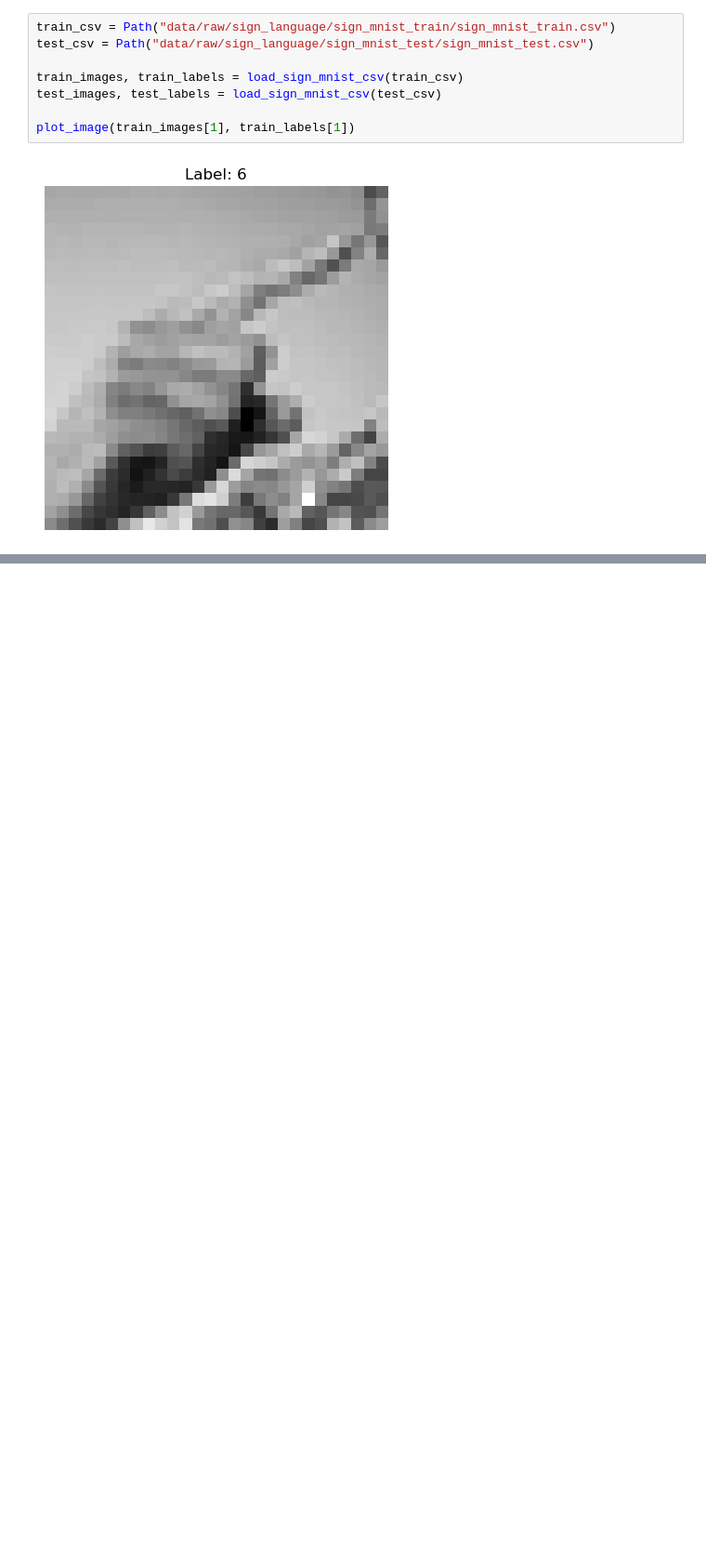
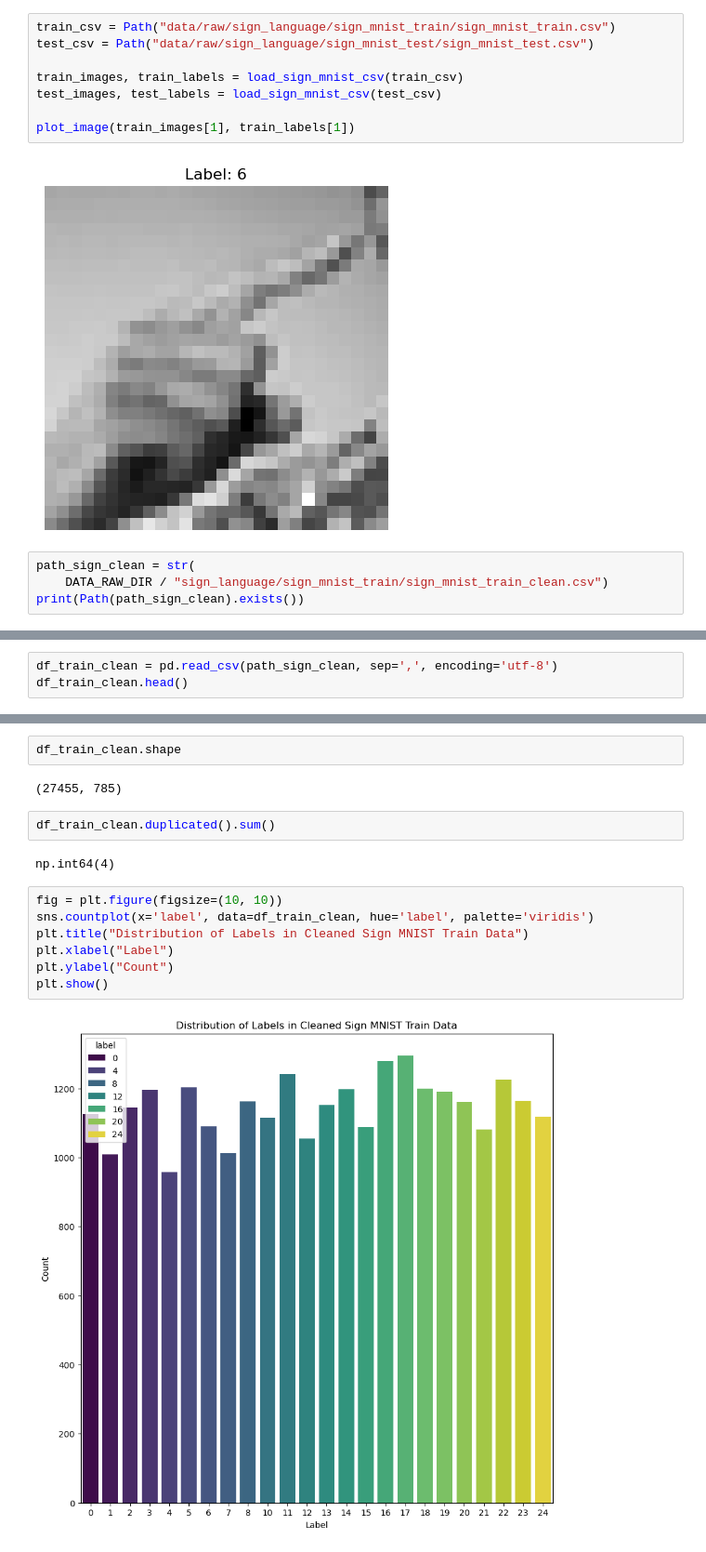
Before and after one commit to jasonssdev/platzi-neural-networks-tf, a Jupyter notebook: notebooks/01_jss_download_data.ipynb, the cells around one changed output, grey strips where cells are left out. Shown at 93% size. Cells and saved outputs as stored; diff of their text form; blank space fills up the shorter version.

Commit message:
download data

```diff
--- a/notebooks/01_jss_download_data.ipynb
+++ b/notebooks/01_jss_download_data.ipynb
@@ -164,3 +165,7 @@ test_images, test_labels = load_sign_mnist_csv(test_csv)
 plot_image(train_images[1], train_labels[1])
 # %% [output]
 [figure]
+# %%
+path_sign_clean = str(
+    DATA_RAW_DIR / "sign_language/sign_mnist_train/sign_mnist_train_clean.csv")
+print(Path(path_sign_clean).exists())
@@ -166,0 +174,3 @@ plot_image(train_images[1], train_labels[1])
+# %%
+df_train_clean = pd.read_csv(path_sign_clean, sep=',', encoding='utf-8')
+df_train_clean.head()
@@ -166,0 +200,17 @@ plot_image(train_images[1], train_labels[1])
+# %%
+df_train_clean.shape
+# %% [output]
+(27455, 785)
+# %%
+df_train_clean.duplicated().sum()
+# %% [output]
+np.int64(4)
+# %%
+fig = plt.figure(figsize=(10, 10))
+sns.countplot(x='label', data=df_train_clean, hue='label', palette='viridis')
+plt.title("Distribution of Labels in Cleaned Sign MNIST Train Data")
+plt.xlabel("Label")
+plt.ylabel("Count")
+plt.show()
+# %% [output]
+[figure, added]
```
Also changed, not shown: parts of 13 cells of this notebook.
